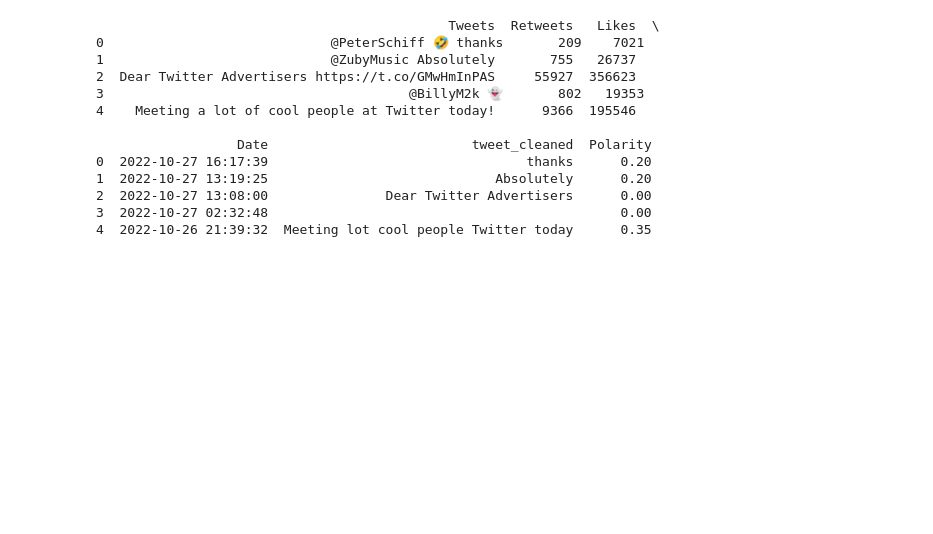
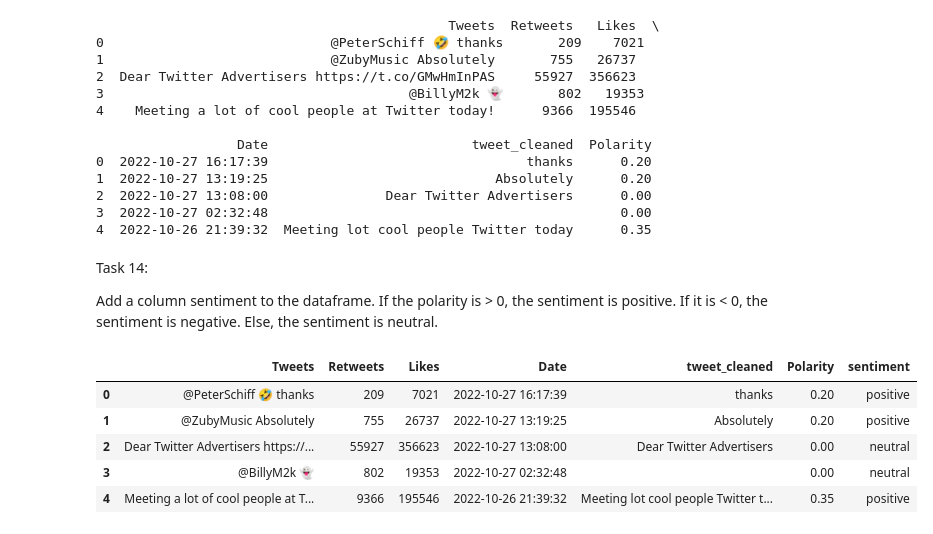
Before and after one commit to Ms-Shaukat/DataAnalyticsProjectsandPortfolio, a Jupyter notebook: DA_Green_Assignment2_Munazza_Shaukat_munazza_guide_gmail_com.ipynb, the cells around one changed output. Saved outputs shown, nothing was run; the diff lists cells and outputs as text; code cells hidden in the pictures; blank space fills up the shorter version.

```diff
--- a/DA_Green_Assignment2_Munazza_Shaukat_munazza_guide_gmail_com.ipynb
+++ b/DA_Green_Assignment2_Munazza_Shaukat_munazza_guide_gmail_com.ipynb
@@ -620,3 +620,30 @@ print(df.head())
 2  2022-10-27 13:08:00               Dear Twitter Advertisers      0.00
 3  2022-10-27 02:32:48                                             0.00
 4  2022-10-26 21:39:32  Meeting lot cool people Twitter today      0.35
+# %% [markdown]
+Task 14:
+
+Add a column sentiment to the dataframe. If the polarity is > 0, the sentiment is positive. If it is < 0, the sentiment is negative. Else, the sentiment is neutral.
+# %%
+# Create a function to find a polarity values to sentiment column
+
+def get_sentiment(polarity):
+    if polarity > 0:
+        return 'positive'
+    elif polarity < 0:
+        return 'negative'
+    else:
+        return 'neutral'
+
+# Apply the function to create a 'sentiment' column
+df['sentiment'] = df['Polarity'].apply(get_sentiment)
+
+# Display the first 5 rows of the updated dataframe
+df.head(5)
+# %% [output]
+|  | Tweets | Retweets | Likes | Date | tweet_cleaned | Polarity | sentiment |
+| 0 | @PeterSchiff 🤣 thanks | 209 | 7021 | 2022-10-27 16:17:39 | thanks | 0.20 | positive |
+| 1 | @ZubyMusic Absolutely | 755 | 26737 | 2022-10-27 13:19:25 | Absolutely | 0.20 | positive |
+| 2 | Dear Twitter Advertisers https://... | 55927 | 356623 | 2022-10-27 13:08:00 | Dear Twitter Advertisers | 0.00 | neutral |
+| 3 | @BillyM2k 👻 | 802 | 19353 | 2022-10-27 02:32:48 |  | 0.00 | neutral |
+| 4 | Meeting a lot of cool people at T... | 9366 | 195546 | 2022-10-26 21:39:32 | Meeting lot cool people Twitter t... | 0.35 | positive |
```
Also changed, not shown: parts of 3 cells of this notebook.
